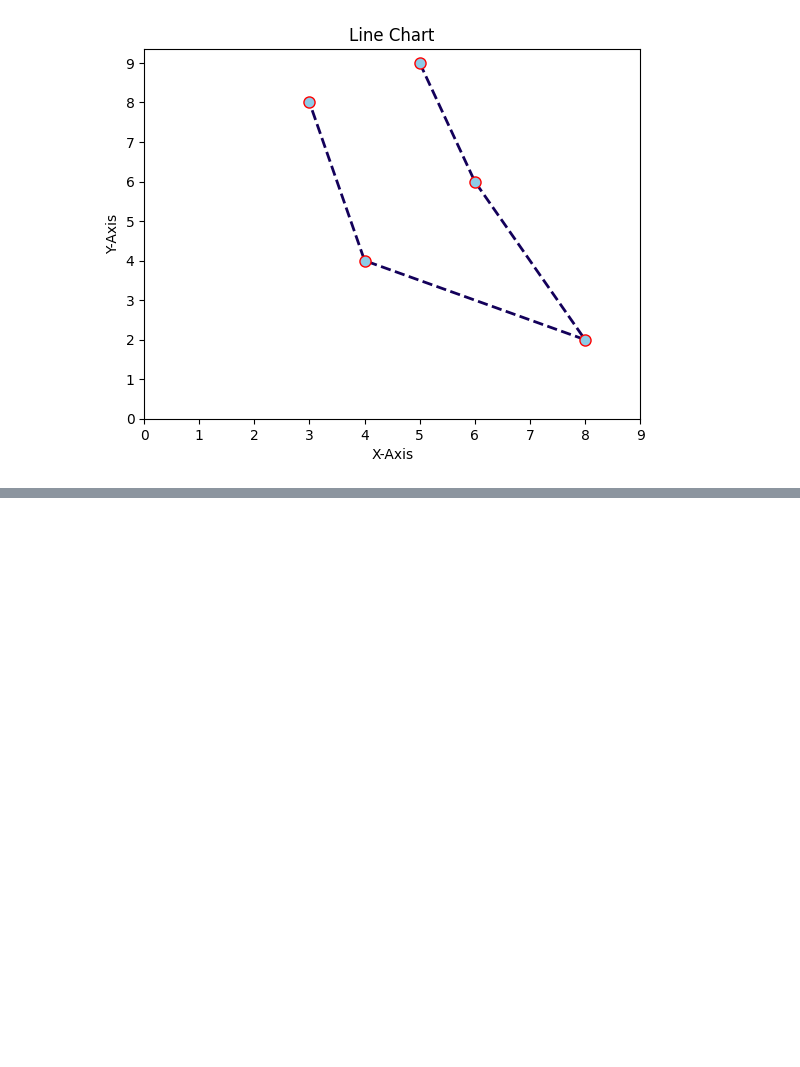
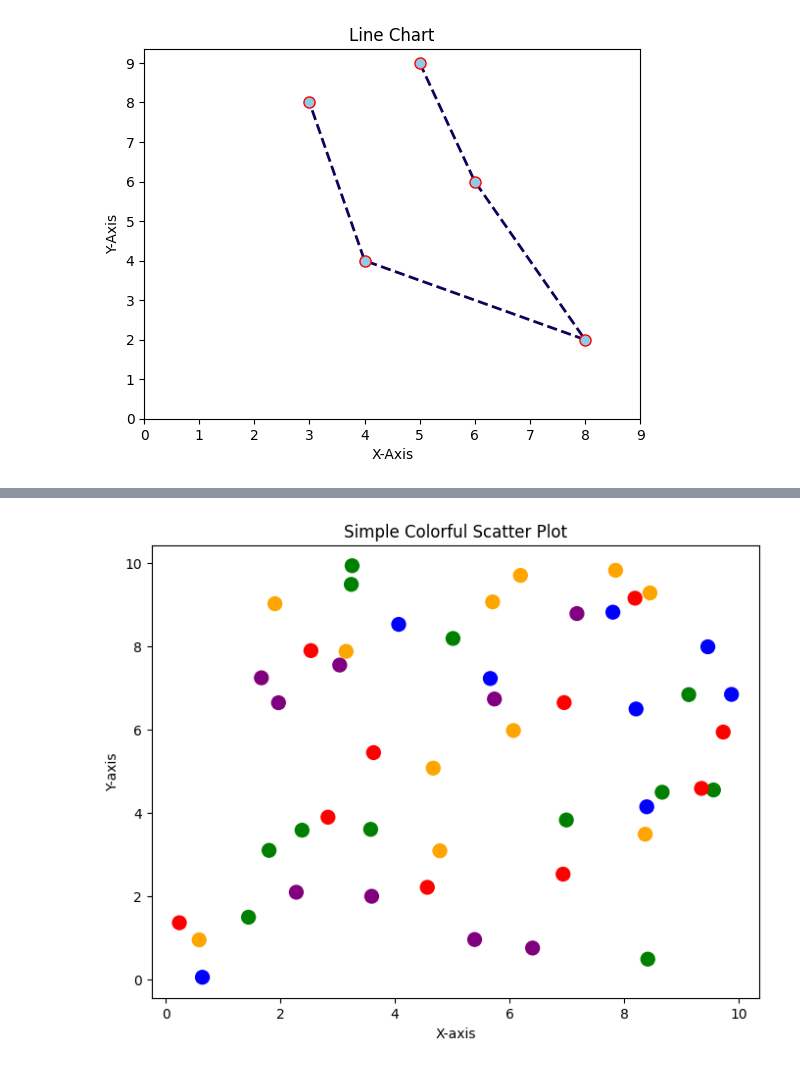
Before and after one commit to Aaryan13/ace-visualize-plot, a Jupyter notebook: begin.ipynb, the cells around one changed output, grey strips where cells are left out. Cells and saved outputs as stored; diff of their text form; code cells hidden in the pictures; blank space fills up the shorter version.

```diff
--- a/begin.ipynb
+++ b/begin.ipynb
@@ -148,0 +129,14 @@ plt.show()
+# %%
+n = 50
+x = np.random.rand(n) * 10
+y = np.random.rand(n) * 10
+colors = ['red', 'blue', 'green', 'purple', 'orange']
+point_colors = np.random.choice(colors, size=n)
+plt.figure(figsize=(8, 6))
+plt.scatter(x, y, c=point_colors, s=100)
+plt.title('Simple Colorful Scatter Plot')
+plt.xlabel('X-axis')
+plt.ylabel('Y-axis')
+plt.show()
+# %% [output]
+[figure, added]
```
Also changed, not shown: parts of 7 cells of this notebook.
